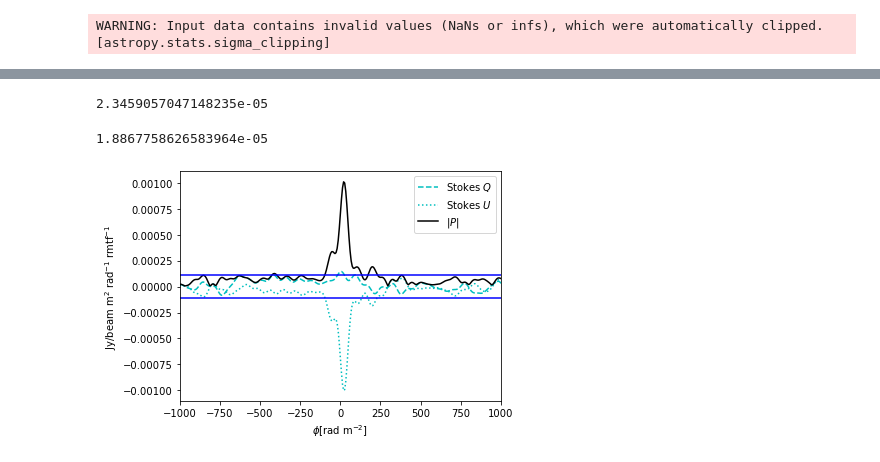
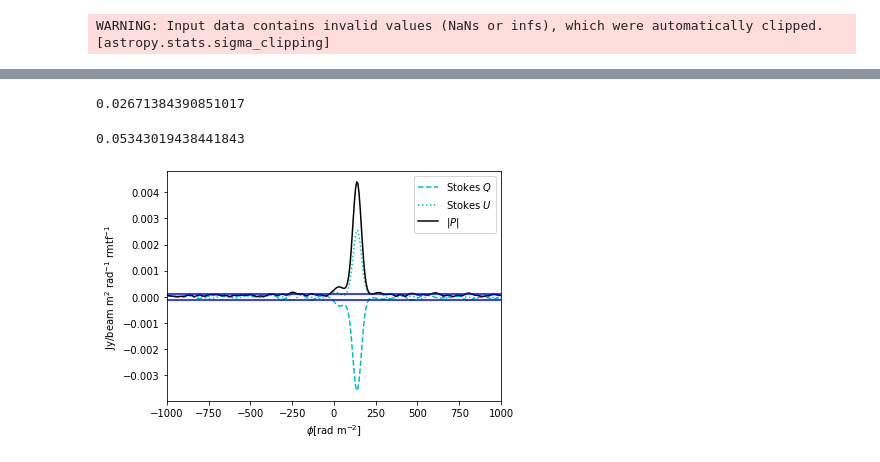
Before and after one commit to miguelcarcamov/csromer, a Jupyter notebook: sandboxes/test_LOS.ipynb, the cells around one changed output, grey strips where cells are left out. Cells and saved outputs as stored; diff of their text form; code cells hidden in the pictures.

```diff
--- a/sandboxes/test_LOS.ipynb
+++ b/sandboxes/test_LOS.ipynb
@@ -90,5 +117,5 @@ alpha
 # %%
-measurements = Dataset(nu=nu, data=data, sigma=sigma_qu, spectral_idx=alpha)
+measurements = Dataset(nu=nu, data=data, sigma=sigma_qu, spectral_idx=0.0)
 # %%
 # Get galactic RM contribution
 f_sky = FaradaySky()
@@ -145,5 +172,6 @@ plt.tight_layout()
 # %%
-# measurements.sigma = np.ones_like(measurements.sigma)
+theo_noise = measurements.theo_noise
+measurements.sigma = np.ones_like(measurements.sigma)
 # %%
 plt.plot(measurements.lambda2, measurements.w, 'k.', label=r"$\sigma$")
 plt.xlabel(r'$\lambda^2$[m$^{2}$]')
@@ -196,7 +257,7 @@ noise_weights * 1000.0
 wav = None
 #wav = UndecimatedWavelet(wavelet_name="coif2")
 # %%
-lambda_l1 = np.sqrt(2 * len(measurements.data) + np.sqrt(4 * len(measurements.data))) * noise/2
+lambda_l1 = np.sqrt(len(measurements.data) + 2*np.sqrt(len(measurements.data))) * theo_noise
 #lambda_l1 = np.sqrt(len(measurements.data)) * noise_F
 #lambda_l1 /= 4
 #lambda_tsv = 0.0
@@ -228,5 +293,5 @@ nufft.parameter.n
 # %%
-opt = FISTA(guess_param=parameter, F_obj=F_obj, fx=chi2, gx=g_obj, noise=noise, verbose=True)
+opt = FISTA(guess_param=parameter, F_obj=F_obj, fx=chi2, gx=g_obj, noise=theo_noise, verbose=True)
 #opt = FISTA(i_guess=F_real, F_obj=F_obj, fx=chi2, gx=g_obj, maxiter=1000, noise=1e-5, verbose=True)
 obj, X = opt.run()
 # %% [output]
@@ -287,28 +352,28 @@ plt.xlim([-1000,1000])
 # %%
 conv_model = X.convolve(normalized=True) + F_residual
 # %%
-noise_residual = 0.5 * (np.std(F_residual.real) + np.std(F_residual.imag))
-noise_residual
+noise_residual = 0.5*(np.std(F_residual.real) + np.std(F_residual.imag))
+noise_residual * 1000.0
 # %% [output]
-2.3459057047148235e-05
+0.02671384390851017
 # %%
-noise = 0.5*(np.std(F_dirty.real[np.abs(parameter.phi)>parameter.max_faraday_depth/2]) + np.std(F_dirty.imag[np.abs(parameter.phi)>parameter.max_faraday_depth/2]))
-noise
+noise = 0.5*(np.std(F_dirty.real[np.abs(parameter.phi)>parameter.max_faraday_depth*0.8]) + np.std(F_dirty.imag[np.abs(parameter.phi)>parameter.max_faraday_depth*0.8]))
+noise * 1000.0
 # %% [output]
-1.8867758626583964e-05
+0.05343019438441843
 # %%
 plt.plot(parameter.phi, conv_model.real, 'c--', label=r"Stokes $Q$")
 plt.plot(parameter.phi, conv_model.imag, 'c:', label=r"Stokes $U$")
 plt.plot(parameter.phi, np.abs(conv_model), 'k-', label=r"$|P|$")
 plt.xlim([-1000,1000])
-plt.axhline (y = 6*noise, color = 'b')
-plt.axhline (y = -6*noise, color = 'b')
+plt.axhline (y = 5*theo_noise, color = 'b')
+plt.axhline (y = -5*theo_noise, color = 'b')
 plt.xlabel(r'$\phi$[rad m$^{-2}$]')
 plt.ylabel(r'Jy/beam m$^2$ rad$^{-1}$ rmtf$^{-1}$')
 plt.legend(loc='upper right')
 plt.tight_layout()
 # %% [output]
-[figure, old version]
+[figure, new version]
 # %%
 phi_idx = np.argmax(np.abs(conv_model))
 parameter.phi[phi_idx]
```
Also changed, not shown: parts of 49 cells of this notebook, 10 other files.
